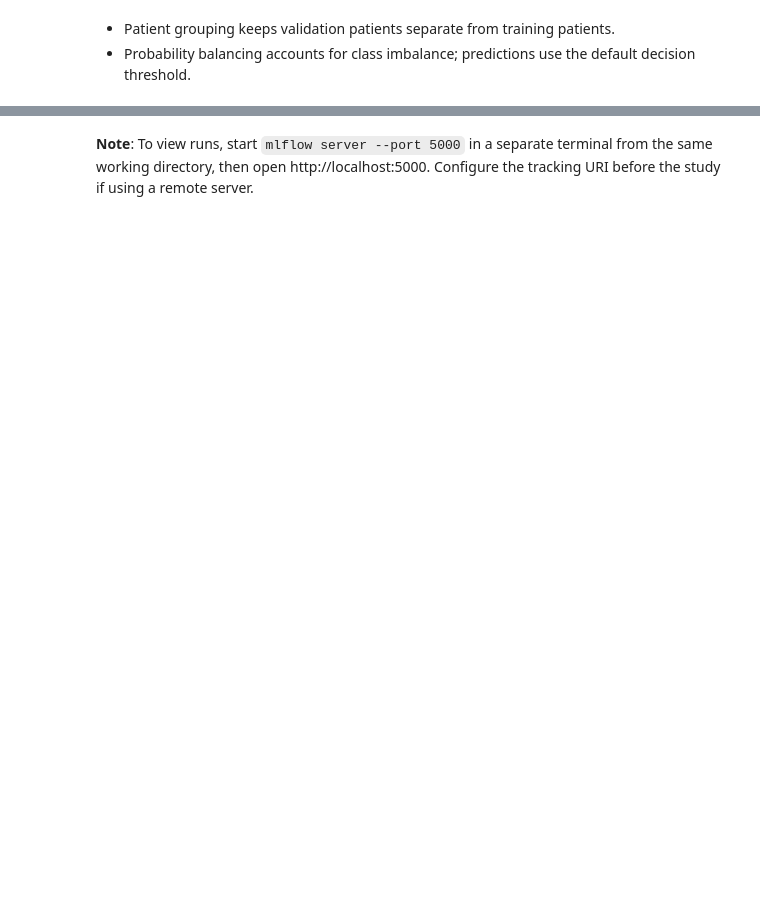
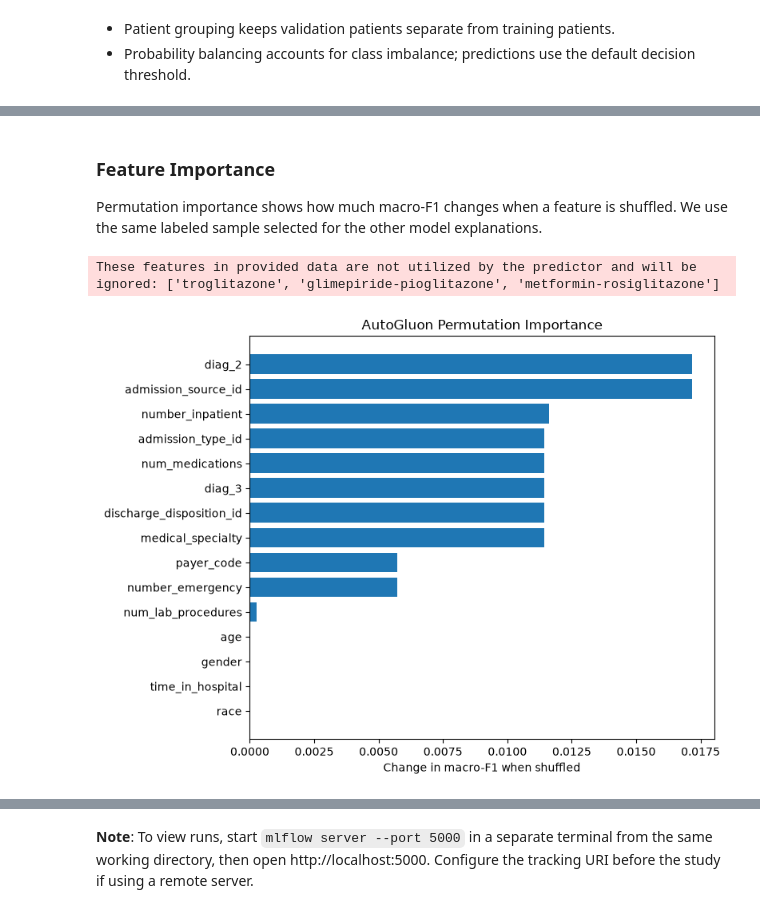
Before and after one commit to anilsathyan7/modern_data_science, a Jupyter notebook: tabular_data/diabetes_hospital.ipynb, the cells around one changed output, grey strips where cells are left out. Saved outputs shown, nothing was run; the diff lists cells and outputs as text; code cells hidden in the pictures; blank space fills up the shorter version.

Commit message:
add autogluon

```diff
--- a/tabular_data/diabetes_hospital.ipynb
+++ b/tabular_data/diabetes_hospital.ipynb
@@ -756,0 +863,39 @@ CatBoost has higher macro-F1, while TabPFN finds more early readmissions and rai
+# %% [markdown]
+### Feature Importance
+
+Permutation importance shows how much macro-F1 changes when a feature is shuffled. We use the same labeled sample selected for the other model explanations.
+# %%
+# Attach labels and patient IDs so AutoGluon can score shuffled features on the selected sample.
+ag_explain_labels = {"development": y_dev, "test": y_test}[SHAP_DATASET]
+ag_importance_data = shap_sample.copy()
+ag_importance_data[AG_LABEL] = ag_explain_labels.loc[shap_sample.index].astype(str)
+ag_importance_data[AG_GROUP_COLUMN] = groups.loc[shap_sample.index].to_numpy()
+
+# Measure the macro-F1 change when each feature is shuffled.
+ag_feature_importance = autogluon_predictor.feature_importance(
+    data=ag_importance_data,
+    model=autogluon_predictor.model_best,
+    subsample_size=min(500, len(ag_importance_data)),
+    num_shuffle_sets=3,
+    time_limit=120,
+    silent=True,
+)
+
+# Plot the 15 most important features and save the plot and scores to MLflow.
+top_ag_importance = ag_feature_importance.head(15).sort_values("importance")
+fig, ax = plt.subplots(figsize=(8, 6))
+ax.barh(top_ag_importance.index, top_ag_importance["importance"])
+ax.set_title("AutoGluon Permutation Importance")
+ax.set_xlabel("Change in macro-F1 when shuffled")
+fig.tight_layout()
+with mlflow.start_run(run_id=autogluon_run.info.run_id):
+    mlflow.log_figure(fig, "interpretability/permutation_importance.png")
+    mlflow.log_dict(
+        ag_feature_importance.reset_index().to_dict(orient="records"),
+        "interpretability/permutation_importance.json",
+    )
+display(fig)
+plt.close(fig)
+# %% [output]
+These features in provided data are not utilized by the predictor and will be ignored: ['troglitazone', 'glimepiride-pioglitazone', 'metformin-rosiglitazone']
+[figure, added]
```
Also changed, not shown: parts of 53 cells of this notebook, 2 other files.
